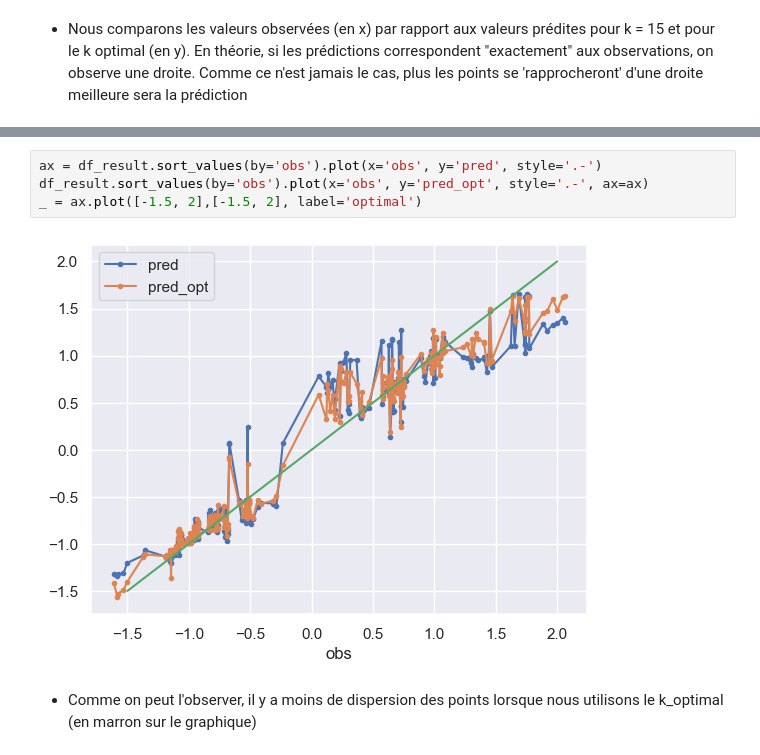
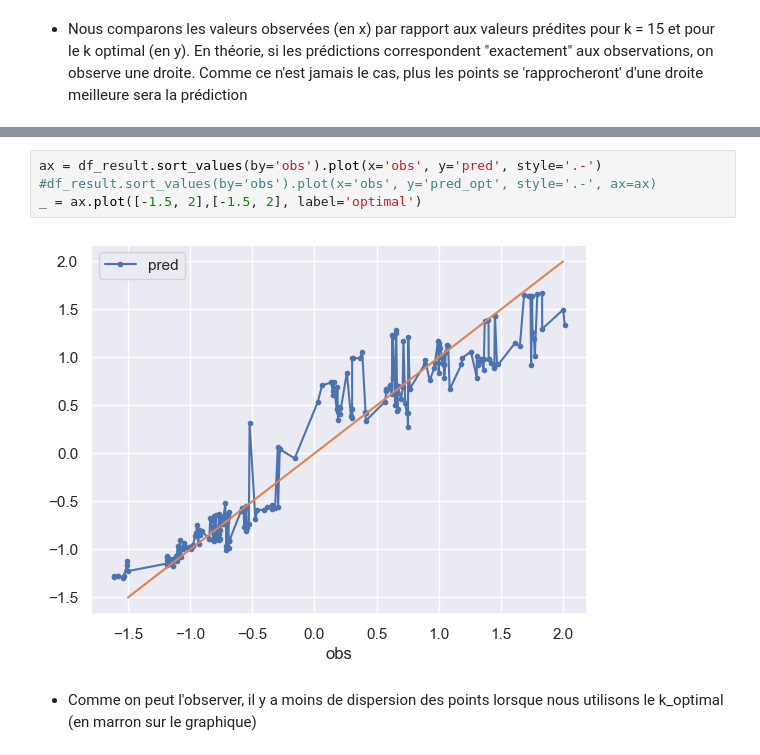
Before and after one commit to Aubert-Antoine/EL_3019-Data_Sciences, a Jupyter notebook: TP2 KNN/TP_KNN_SUJET.ipynb, the cells around one changed output, grey strips where cells are left out. Drawn from its saved outputs; the diff is of its cells as text.

```diff
--- a/TP2 KNN/TP_KNN_SUJET.ipynb
+++ b/TP2 KNN/TP_KNN_SUJET.ipynb
@@ -284,9 +284,9 @@ df_result.head()
 # %%
 ax = df_result.sort_values(by='obs').plot(x='obs', y='pred', style='.-')
-df_result.sort_values(by='obs').plot(x='obs', y='pred_opt', style='.-', ax=ax)
+#df_result.sort_values(by='obs').plot(x='obs', y='pred_opt', style='.-', ax=ax)
 _ = ax.plot([-1.5, 2],[-1.5, 2], label='optimal')
 # %% [output]
-[figure, old version]
+[figure, new version]
 # %% [markdown]
 * Comme on peut l'observer, il y a moins de dispersion des points lorsque nous utilisons le k_optimal (en marron sur le graphique)
 # %% [markdown]
```
Also changed, not shown: parts of 10 cells of this notebook.
